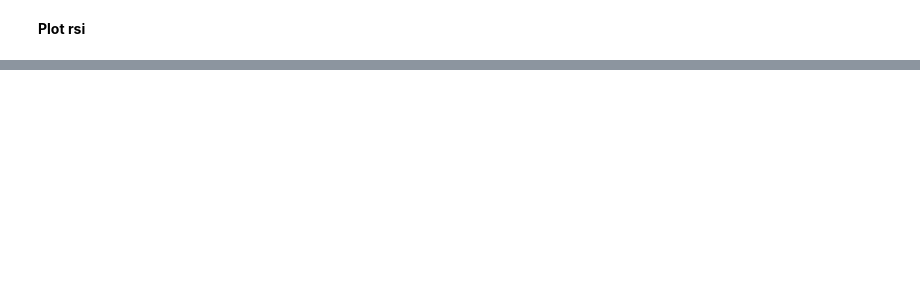
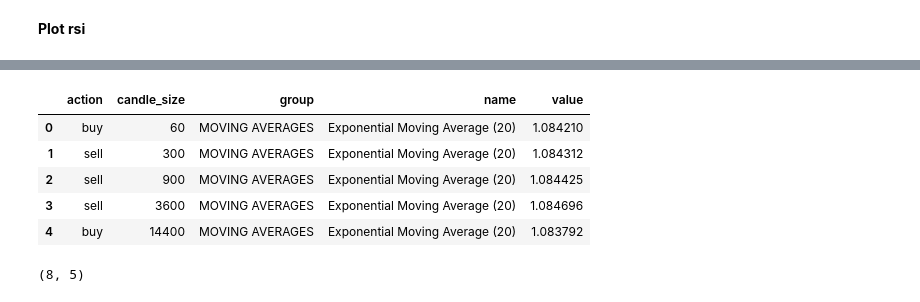
Before and after one commit to gabipasse/LAPES_binary_trade_bot, a Jupyter notebook: rsi_binary_trade.ipynb, the cells around one changed output, grey strips where cells are left out. Cells and saved outputs as stored; diff of their text form; code cells hidden in the pictures; blank space fills up the shorter version.

```diff
--- a/rsi_binary_trade.ipynb
+++ b/rsi_binary_trade.ipynb
@@ -926,0 +971,15 @@ This can be a double-edged sword. On one side, it can help you identify trends e
+# %%
+ema_20_df = indicators_df[indicators_df['name'] == 'Exponential Moving Average (20)'].reset_index(drop=True)
+# %%
+ema_20_df.head()
+# %% [output]
+|  | action | candle_size | group | name | value |
+| 0 | buy | 60 | MOVING AVERAGES | Exponential Moving Average (20) | 1.084210 |
+| 1 | sell | 300 | MOVING AVERAGES | Exponential Moving Average (20) | 1.084312 |
+| 2 | sell | 900 | MOVING AVERAGES | Exponential Moving Average (20) | 1.084425 |
+| 3 | sell | 3600 | MOVING AVERAGES | Exponential Moving Average (20) | 1.084696 |
+| 4 | buy | 14400 | MOVING AVERAGES | Exponential Moving Average (20) | 1.083792 |
+# %%
+ema_20_df.shape
+# %% [output]
+(8, 5)
```
Also changed, not shown: parts of 28 cells of this notebook.
